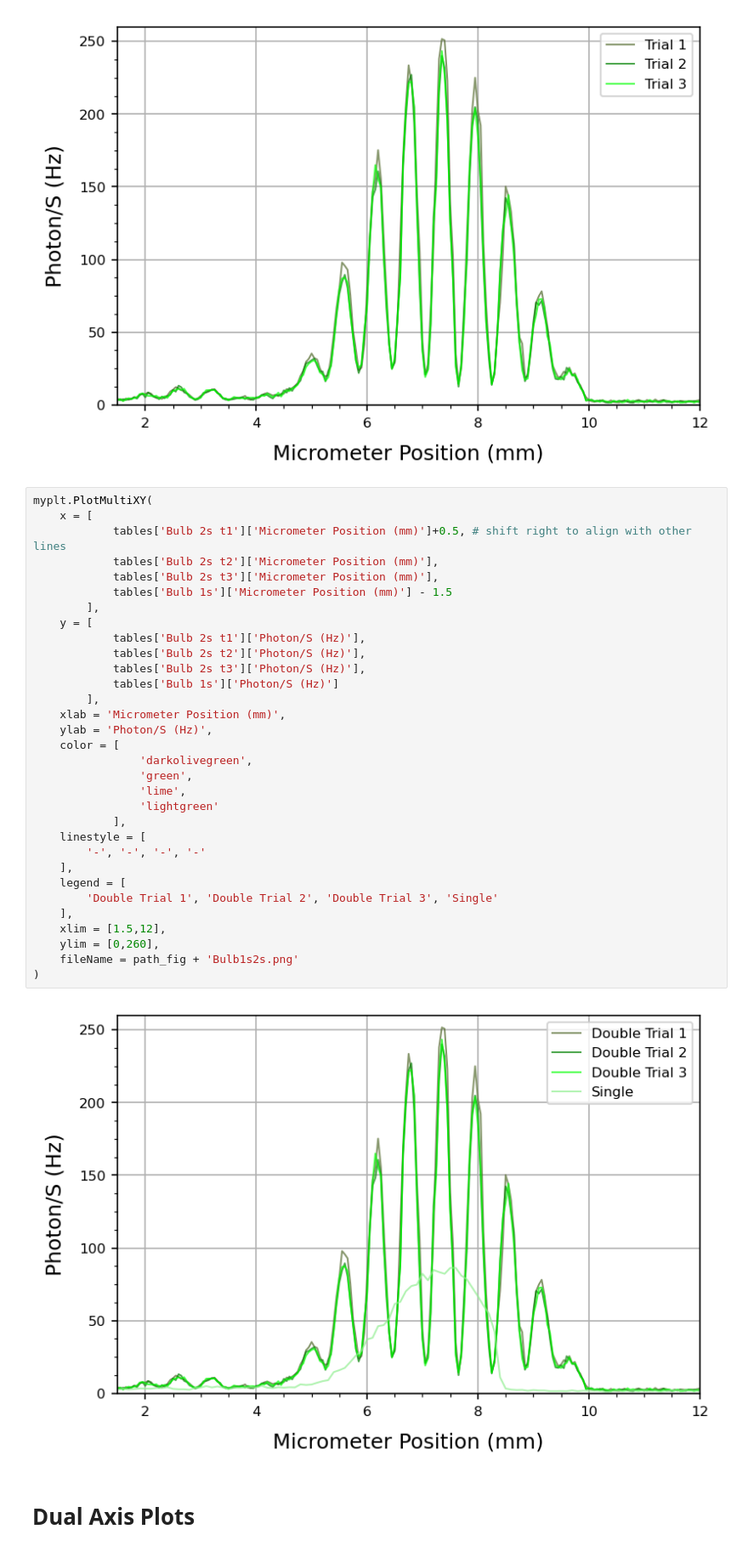
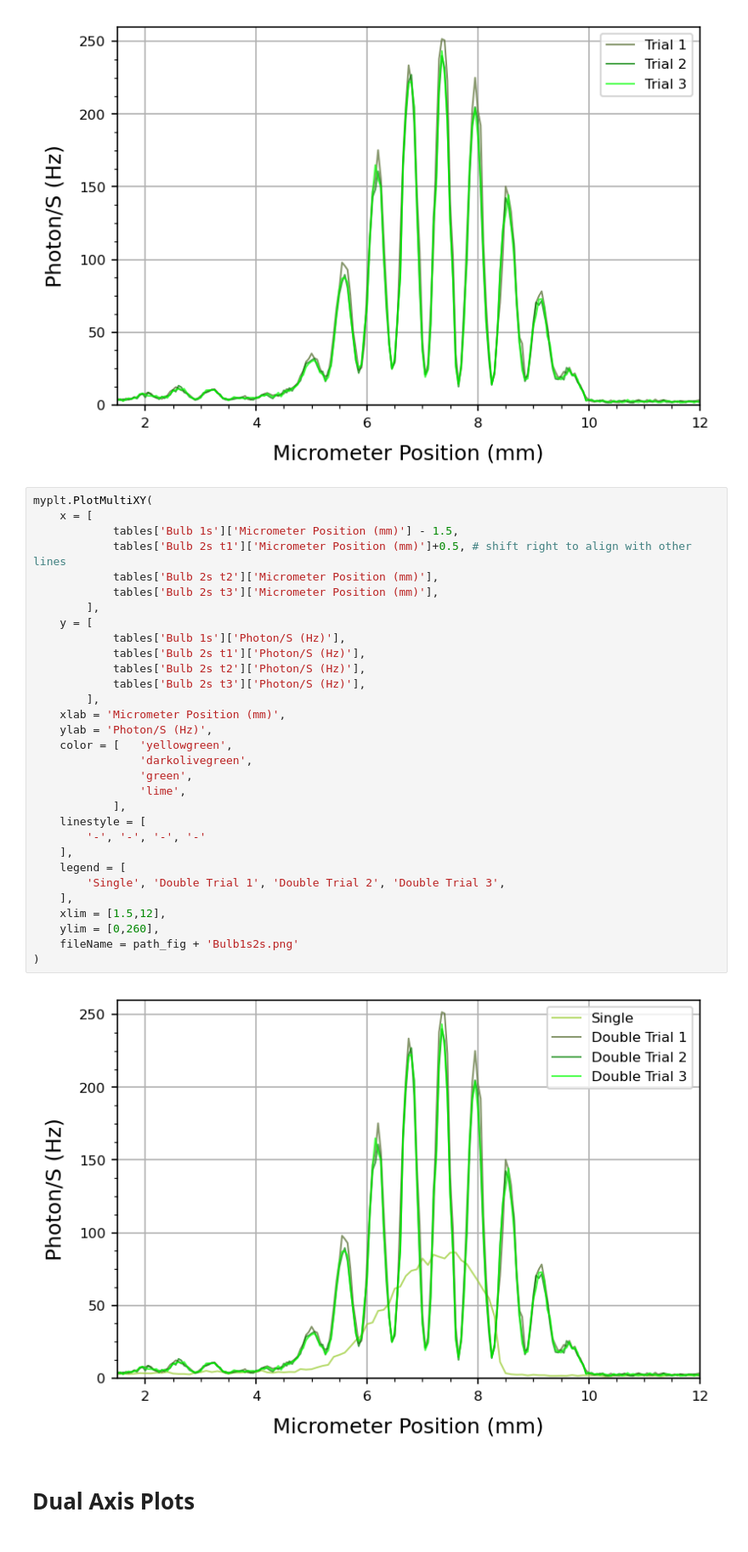
Before and after one commit to parallax-xallaraq/PHSX616, a Jupyter notebook: Lab1 - Two Slit Interference/Code/BasicDataPlotting.ipynb, the cells around one changed output. Shown at 85% size. Drawn from its saved outputs; the diff is of its cells as text.

```diff
--- a/Lab1 - Two Slit Interference/Code/BasicDataPlotting.ipynb
+++ b/Lab1 - Two Slit Interference/Code/BasicDataPlotting.ipynb
@@ -213,37 +213,36 @@ myplt.PlotMultiXY(
 # %%
 myplt.PlotMultiXY(
     x = [
+            tables['Bulb 1s']['Micrometer Position (mm)'] - 1.5,
             tables['Bulb 2s t1']['Micrometer Position (mm)']+0.5, # shift right to align with other lines
             tables['Bulb 2s t2']['Micrometer Position (mm)'],
             tables['Bulb 2s t3']['Micrometer Position (mm)'],
-            tables['Bulb 1s']['Micrometer Position (mm)'] - 1.5
         ],
     y = [
+            tables['Bulb 1s']['Photon/S (Hz)'],
             tables['Bulb 2s t1']['Photon/S (Hz)'],
             tables['Bulb 2s t2']['Photon/S (Hz)'],
             tables['Bulb 2s t3']['Photon/S (Hz)'],
-            tables['Bulb 1s']['Photon/S (Hz)']
         ],
     xlab = 'Micrometer Position (mm)',
     ylab = 'Photon/S (Hz)',
-    color = [
+    color = [   'yellowgreen',
                 'darkolivegreen',
                 'green',
                 'lime',
-                'lightgreen'
             ],
     linestyle = [
         '-', '-', '-', '-'
     ],
     legend = [
-        'Double Trial 1', 'Double Trial 2', 'Double Trial 3', 'Single'
+        'Single', 'Double Trial 1', 'Double Trial 2', 'Double Trial 3',
     ],
     xlim = [1.5,12],
     ylim = [0,260],
     fileName = path_fig + 'Bulb1s2s.png'
 )
 # %% [output]
-[figure, old version]
+[figure, new version]
 # %% [markdown]
 # Dual Axis Plots
 # %%
```
Also changed, not shown: 1 other file.
